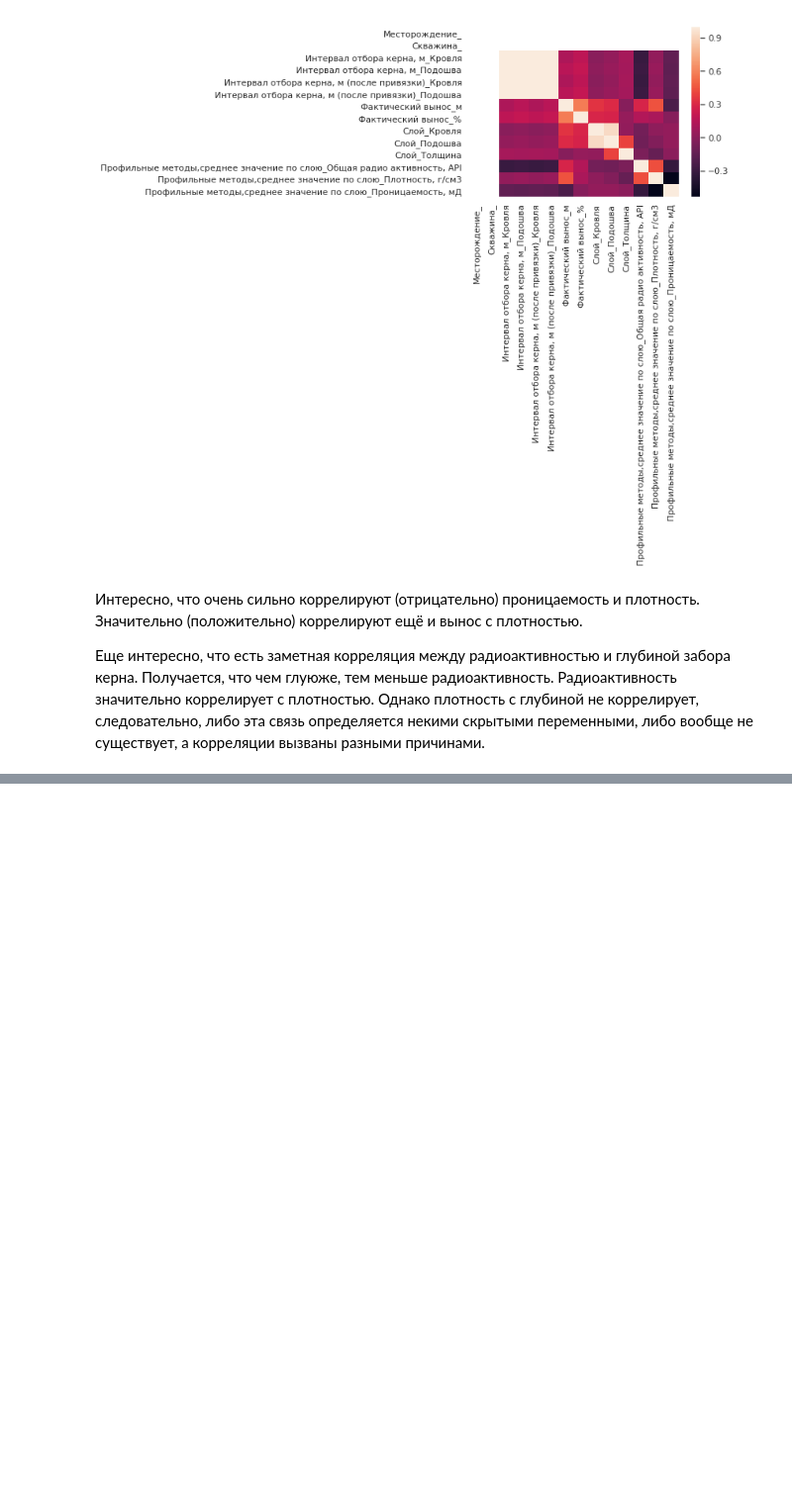
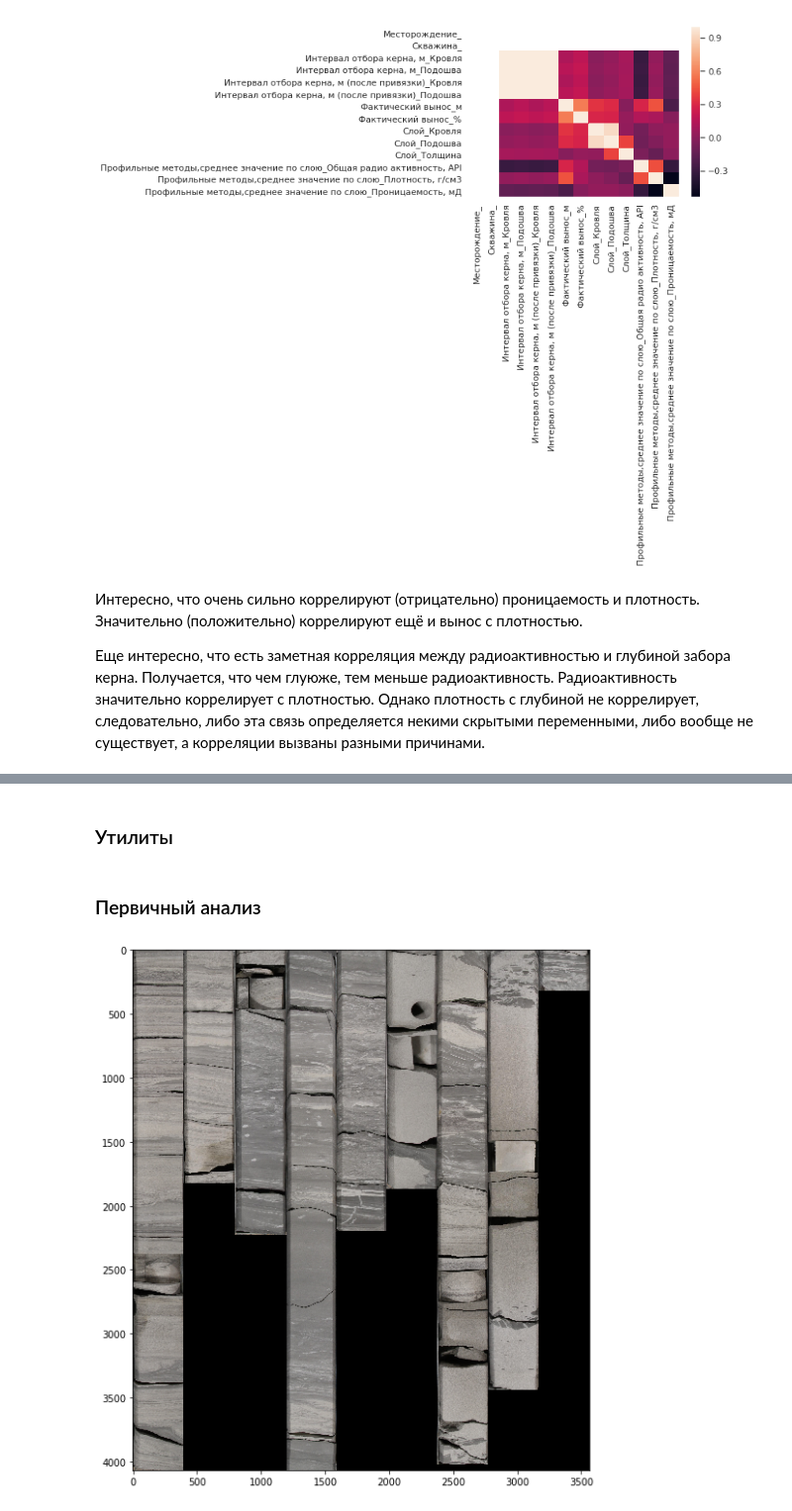
Before and after one commit to nuvard/kern_segmentation, a Jupyter notebook: EDA.ipynb, the cells around one changed output, grey strips where cells are left out. Shown at 99% size. Cells and saved outputs as stored; diff of their text form; code cells hidden in the pictures; blank space fills up the shorter version.

```diff
--- a/EDA.ipynb
+++ b/EDA.ipynb
@@ -524,0 +572,2 @@ sns.heatmap(df.corr())
+# %%
+image_path = data_path + 'data/'
@@ -524,0 +580,6 @@ sns.heatmap(df.corr())
+# %%
+from os import listdir
+from os.path import isfile, join
+files = [f for f in listdir(image_path) if isfile(join(image_path, f))]
+# %%
+files.sort()
@@ -524,0 +615,2 @@ sns.heatmap(df.corr())
+# %% [markdown]
+### Утилиты
@@ -524,0 +664,6 @@ sns.heatmap(df.corr())
+# %% [markdown]
+### Первичный анализ
+# %%
+get_kern(files,0, len(files))
+# %% [output]
+[figure, added]
```
Also changed, not shown: parts of 50 cells of this notebook.
